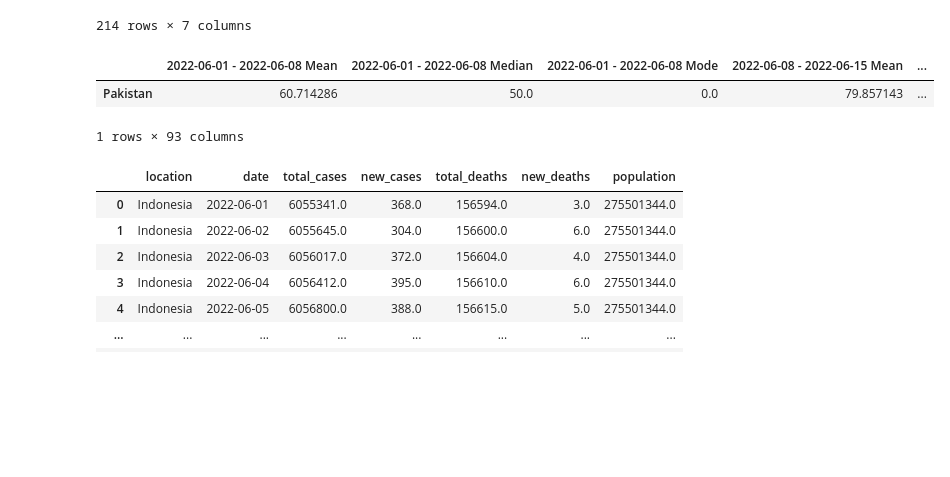
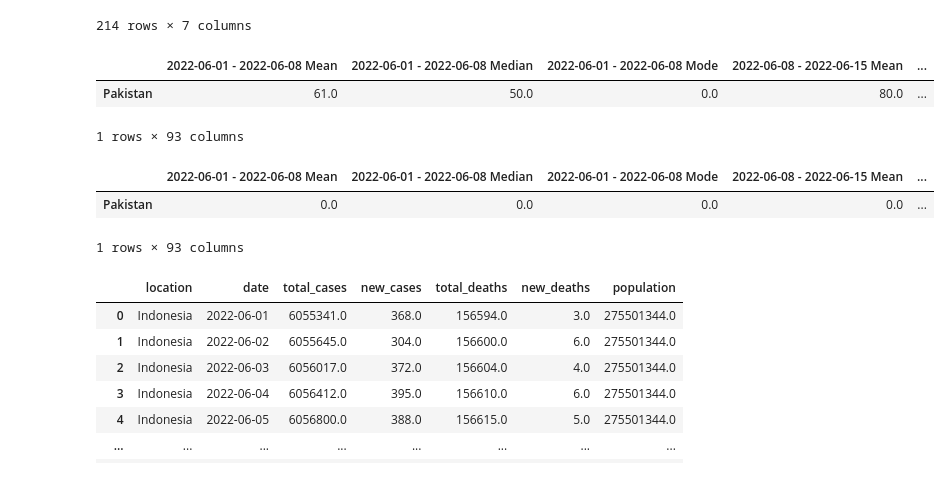
Before and after one commit to lajolico/405-project, a Jupyter notebook: Stage II/Team_work/country_comparison.ipynb, the cells around one changed output. Cells and saved outputs as stored; diff of their text form; code cells hidden in the pictures; blank space fills up the shorter version.

Commit message:
Added deaths weekly for 3 countries

```diff
--- a/Stage II/Team_work/country_comparison.ipynb
+++ b/Stage II/Team_work/country_comparison.ipynb
@@ -181,24 +181,45 @@ pakistan_df
 # %%
 # Pakistan new cases weekly mean - median - mode
 temp = {}
 for i in range(0, len(pakistan_df.date), 7):
     if (i + 7) > len(pakistan_df.date):
         j = len(pakistan_df.date) - i -1
-        temp[f'{pakistan_df.date[i]} - {pakistan_df.date[i + j]} Mean'] = (pakistan_df.new_cases[i:i + j]).mean()
-        temp[f'{pakistan_df.date[i]} - {pakistan_df.date[i + j]} Median'] = (pakistan_df.new_cases[i:i + j]).median()
+        temp[f'{pakistan_df.date[i]} - {pakistan_df.date[i + j]} Mean'] = (pakistan_df.new_cases[i:i + j]).mean().round()
+        temp[f'{pakistan_df.date[i]} - {pakistan_df.date[i + j]} Median'] = (pakistan_df.new_cases[i:i + j]).median().round()
         temp[f'{pakistan_df.date[i]} - {pakistan_df.date[i + j]} Mode'] = (pakistan_df.new_cases[i:i + j]).mode()[0]
     else:
-        temp[f'{pakistan_df.date[i]} - {pakistan_df.date[i+7]} Mean'] = (pakistan_df.new_cases[i:i+7]).mean()
-        temp[f'{pakistan_df.date[i]} - {pakistan_df.date[i + 7]} Median'] = (pakistan_df.new_cases[i:i + 7]).median()
+        temp[f'{pakistan_df.date[i]} - {pakistan_df.date[i+7]} Mean'] = (pakistan_df.new_cases[i:i+7]).mean().round()
+        temp[f'{pakistan_df.date[i]} - {pakistan_df.date[i + 7]} Median'] = (pakistan_df.new_cases[i:i + 7]).median().round()
         temp[f'{pakistan_df.date[i]} - {pakistan_df.date[i + 7]} Mode'] = (pakistan_df.new_cases[i:i + 7]).mode()[0]
 
 
 pakistan_df_confirmed = pd.DataFrame(temp, index = ['Pakistan'])
 pakistan_df_confirmed
 # %% [output]
 |  | 2022-06-01 - 2022-06-08 Mean | 2022-06-01 - 2022-06-08 Median | 2022-06-01 - 2022-06-08 Mode | 2022-06-08 - 2022-06-15 Mean | ... |
-| Pakistan | 60.714286 | 50.0 | 0.0 | 79.857143 | ... |
+| Pakistan | 61.0 | 50.0 | 0.0 | 80.0 | ... |
 1 rows × 93 columns
+# %%
+# Pakistan new deaths weekly mean - median - mode
+temp = {}
+for i in range(0, len(pakistan_df.date), 7):
+    if (i + 7) > len(pakistan_df.date):
+        j = len(pakistan_df.date) - i -1
+        temp[f'{pakistan_df.date[i]} - {pakistan_df.date[i + j]} Mean'] = (pakistan_df.new_deaths[i:i + j]).mean().round()
+        temp[f'{pakistan_df.date[i]} - {pakistan_df.date[i + j]} Median'] = (pakistan_df.new_deaths[i:i + j]).median().round()
+        temp[f'{pakistan_df.date[i]} - {pakistan_df.date[i + j]} Mode'] = (pakistan_df.new_deaths[i:i + j]).mode()[0]
+    else:
+        temp[f'{pakistan_df.date[i]} - {pakistan_df.date[i+7]} Mean'] = (pakistan_df.new_deaths[i:i+7]).mean().round()
+        temp[f'{pakistan_df.date[i]} - {pakistan_df.date[i + 7]} Median'] = (pakistan_df.new_deaths[i:i + 7]).median().round()
+        temp[f'{pakistan_df.date[i]} - {pakistan_df.date[i + 7]} Mode'] = (pakistan_df.new_deaths[i:i + 7]).mode()[0]
+
+
+pakistan_df_deaths = pd.DataFrame(temp, index = ['Pakistan'])
+pakistan_df_deaths
+# %% [output]
+|  | 2022-06-01 - 2022-06-08 Mean | 2022-06-01 - 2022-06-08 Median | 2022-06-01 - 2022-06-08 Mode | 2022-06-08 - 2022-06-15 Mean | ... |
+| Pakistan | 0.0 | 0.0 | 0.0 | 0.0 | ... |
+1 rows × 93 columns
 # %%
 indonesia_df = world_df[world_df['location'].str.contains('Indonesia')].reset_index().drop(['index'], axis = 1)
 
```
Also changed, not shown: parts of 4 cells of this notebook.
